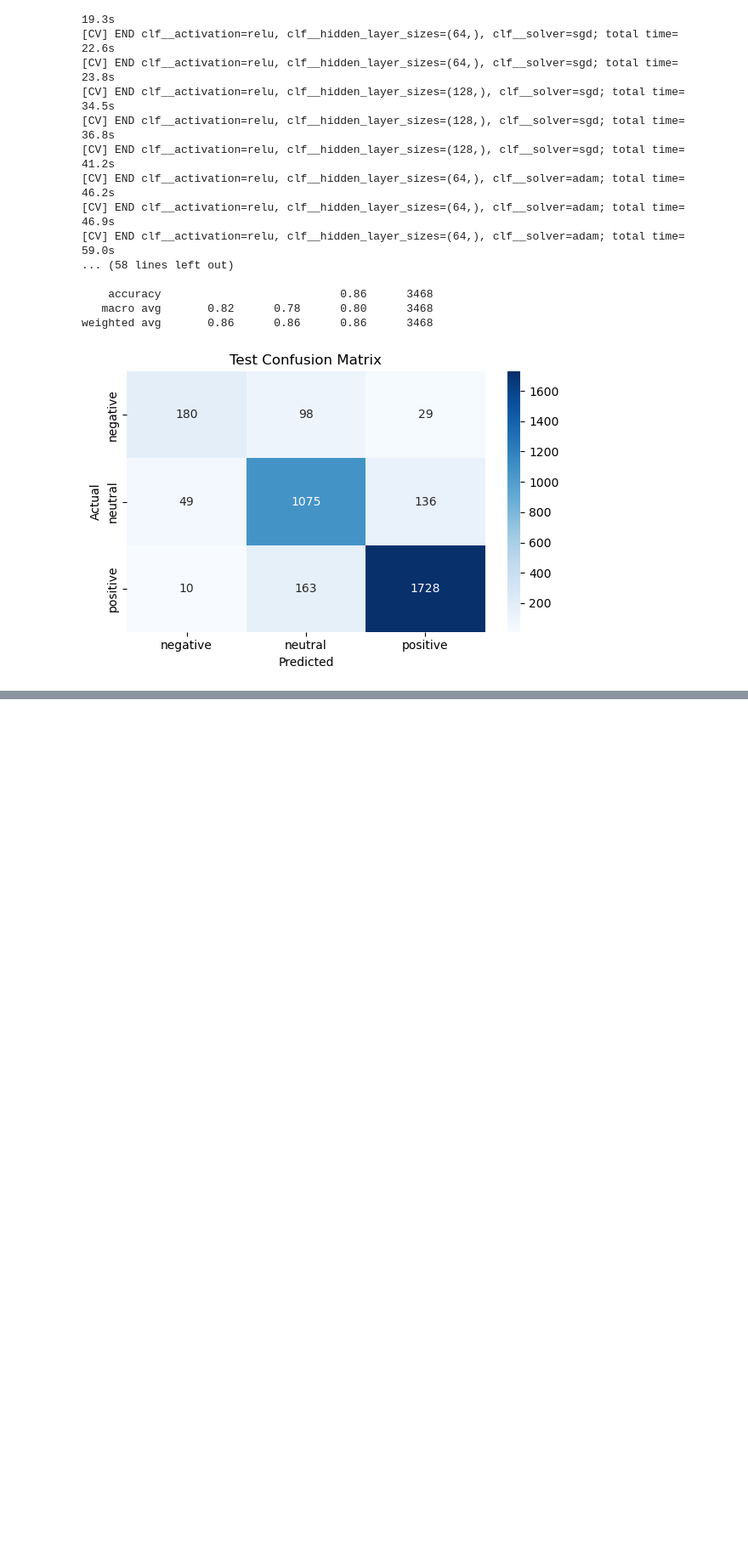
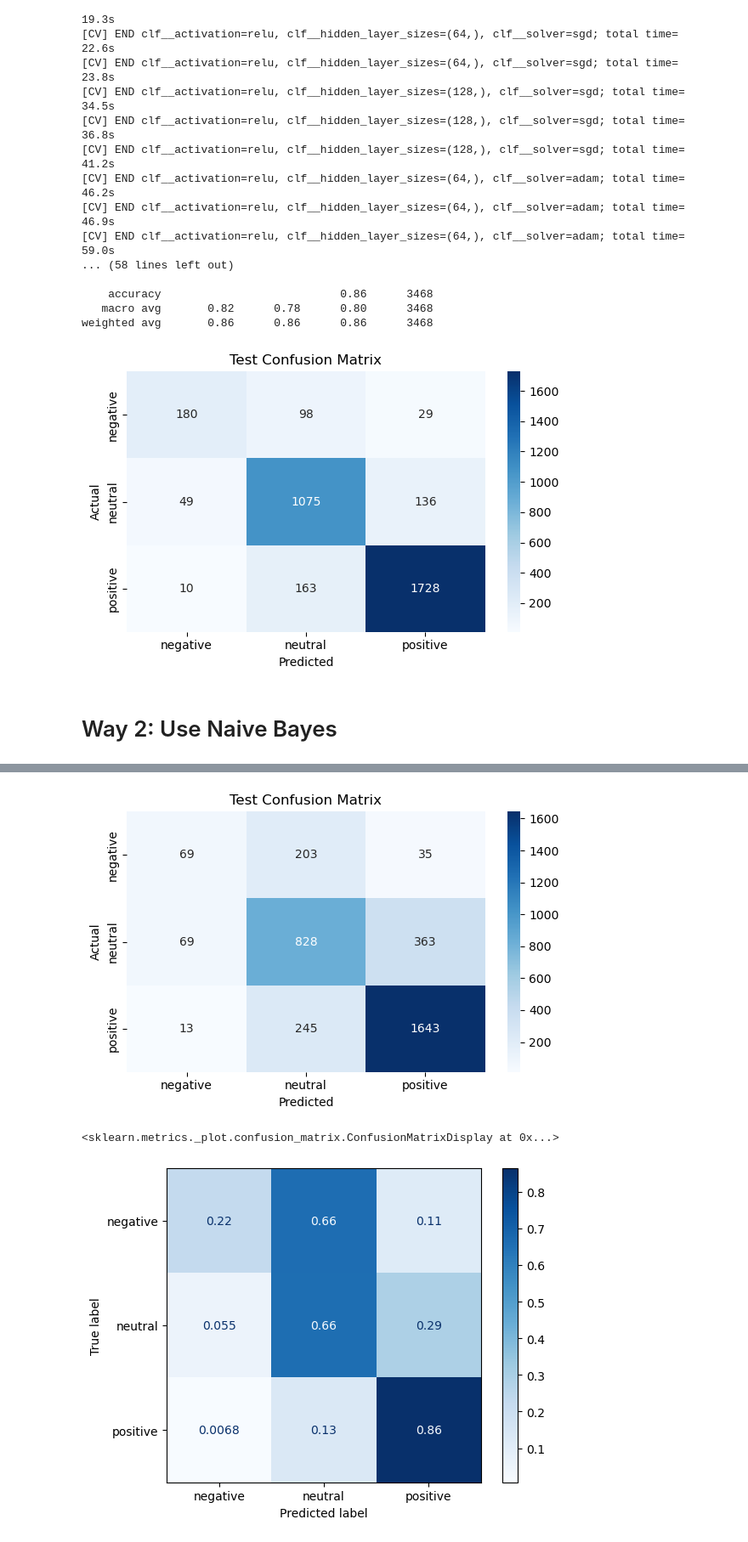
Before and after one commit to dangtna1/amazon-reviews-classification, a Jupyter notebook: main.ipynb, the cells around one changed output, grey strips where cells are left out. Shown at 85% size. Saved outputs shown, nothing was run; the diff lists cells and outputs as text; code cells hidden in the pictures; blank space fills up the shorter version.

Commit message:
implemented MultinominalNB and applied ConfusionMatrixDisplay

```diff
--- a/main.ipynb
+++ b/main.ipynb
@@ -72,3 +82,69 @@ Fitting 5 folds for each of 12 candidates, totalling 60 fits
    macro avg       0.82      0.78      0.80      3468
 weighted avg       0.86      0.86      0.86      3468
 [figure]
+# %% [markdown]
+# Way 2: Use Naive Bayes
+# %%
+import pandas as pd
+from sklearn.model_selection import train_test_split, GridSearchCV
+from sklearn.preprocessing import LabelEncoder
+from sklearn.pipeline import Pipeline
+from sklearn.feature_extraction.text import CountVectorizer, TfidfTransformer
+# from sklearn.neural_network import MLPClassifier
+from sklearn.naive_bayes import MultinomialNB
+from sklearn.metrics import classification_report, confusion_matrix, ConfusionMatrixDisplay
+import seaborn as sns
+import matplotlib.pyplot as plt
+
+# Load dataset
+df = pd.read_csv('amazon_reviews.csv')
+# Remove rows where having null values
+df = df.dropna()
+# Encode labels
+label_encoder = LabelEncoder()
+df['label_encoded'] = label_encoder.fit_transform(df['sentiments'])
+# Split dataset into train and test sets
+train_val_df, test_df = train_test_split(df, test_size=0.2, stratify=df['label_encoded'], random_state=42)
+# Create pipeline to extract and build model
+pipeline = Pipeline([
+    ('vect', CountVectorizer()),
+    ('tfidf', TfidfTransformer()),
+    ('clf', MultinomialNB())
+])
+# Possible hyper-paramenters
+param_grid = {
+    'clf__alpha': [0.1, 0.5, 1.0],
+    'clf__fit_prior': [True, False],
+}
+# Run grid search using list of possible hyper-paramenters using cross-validation technique to get the best model
+grid = GridSearchCV(pipeline, param_grid, cv=5, n_jobs=-1, scoring='accuracy', verbose=2)
+grid.fit(train_val_df['cleaned_review'], train_val_df['label_encoded'])
+
+print("Best Params:", grid.best_params_)
+print("Best CV Score:", grid.best_score_)
+# Use the best estimator (model) to make prediction on test set
+best_model = grid.best_estimator_
+test_preds = best_model.predict(test_df['cleaned_review'])
+# Evaluate the model
+print("\n=== Test Set Classification Report ===")
+print(classification_report(test_df['label_encoded'], test_preds, target_names=label_encoder.classes_))
+# Plot confusion matrix
+def plot_confusion(y_true, y_pred, labels, title="Confusion Matrix"):
+    cm = confusion_matrix(y_true, y_pred)
+    plt.figure(figsize=(6, 4))
+    sns.heatmap(cm, annot=True, fmt='d', cmap="Blues", xticklabels=labels, yticklabels=labels)
+    plt.xlabel("Predicted")
+    plt.ylabel("Actual")
+    plt.title(title)
+    plt.tight_layout()
+    plt.show()
+plot_confusion(test_df['label_encoded'], test_preds, label_encoder.classes_, title="Test Confusion Matrix")
+
+ConfusionMatrixDisplay.from_predictions(
+    test_df['label_encoded'],
+    test_preds,
+    display_labels=label_encoder.classes_,
+    cmap=plt.cm.Blues,
+    normalize='true'
+)
+# %% [output]
@@ -74,0 +168,3 @@ weighted avg       0.86      0.86      0.86      3468
+[figure, added]
+<sklearn.metrics._plot.confusion_matrix.ConfusionMatrixDisplay at 0x...>
+[figure, added]
```
Also changed, not shown: parts of 3 cells of this notebook.
